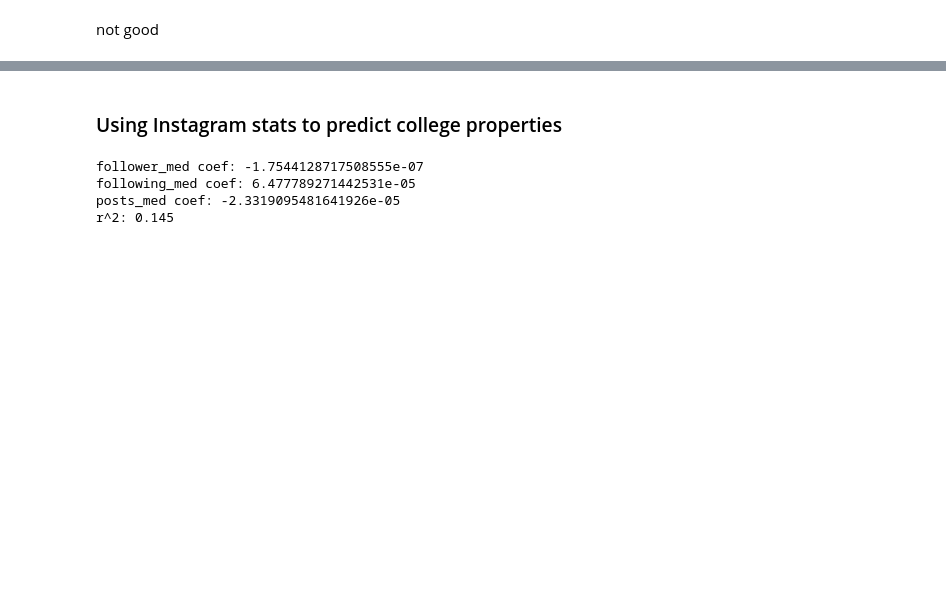
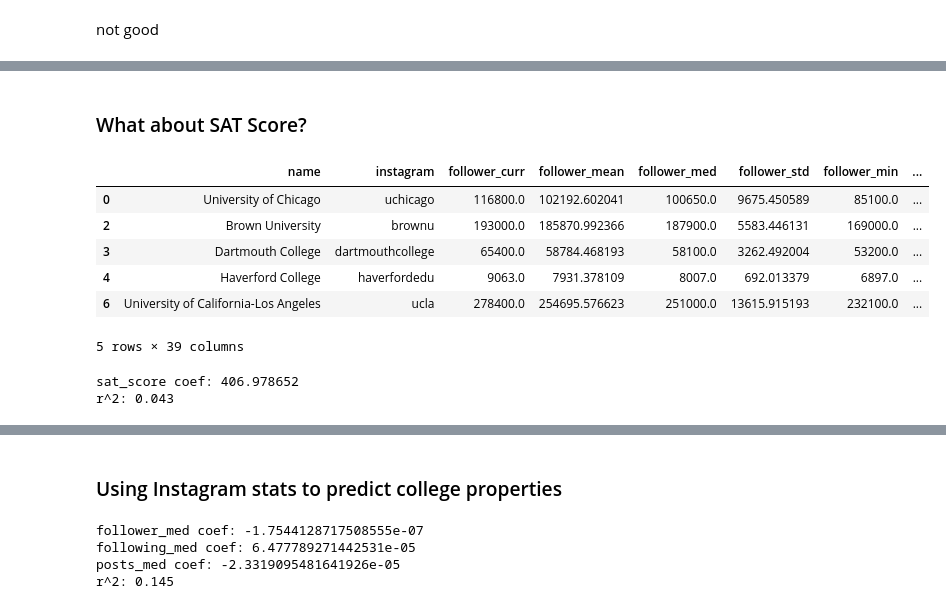
Before and after one commit to benjamin-shen/instagram-collegeuniversity-data, a Jupyter notebook: p4/phase4-linear.ipynb, the cells around one changed output, grey strips where cells are left out. Saved outputs shown, nothing was run; the diff lists cells and outputs as text; code cells hidden in the pictures; blank space fills up the shorter version.

```diff
--- a/p4/phase4-linear.ipynb
+++ b/p4/phase4-linear.ipynb
@@ -39,6 +41,9 @@ Index(['name', 'instagram', 'follower_curr', 'follower_mean', 'follower_med',
 # %%
 # Drop @ivyleague for these analyses
 instagram_details = instagram_details[instagram_details.instagram != "ivyleague"]
+
+# Log does give some better results
+instagram_details['log_follower_med'] = np.log(instagram_details['follower_med'])
 # %% [markdown]
 ## Multivariate regression on numerical data
 # %%
@@ -170,6 +199,10 @@ instagram_details['is_private'] = pd.get_dummies(instagram_details['ownership'])
 locale_type_map = {"rural": 1, "town": 2, "suburb": 3, "city": 4}
 instagram_details['locale_type_num'] = instagram_details['locale_type'].map(locale_type_map)
 
+# Map locale size as well (small city, large town, etc)
+locale_size_map = {"small": 1, "medium": 2, "large": 3}
+instagram_details['locale_size_num'] = instagram_details['locale_size'].map(locale_size_map)
+
 instagram_details.head()
 # %% [output]
 |  | name | instagram | follower_curr | follower_mean | follower_med | follower_std | follower_min | ... |
@@ -349,0 +396,20 @@ r^2: 0.312
+# %% [markdown]
+### What about SAT Score?
+# %%
+# Some universities are missing SAT data
+instagram_details_sat = instagram_details.dropna(subset=['sat_score'])
+filtered_instagram_details_sat = remove_outliers(instagram_details_sat)
+filtered_instagram_details_sat.head()
+# %% [output]
+|  | name | instagram | follower_curr | follower_mean | follower_med | follower_std | follower_min | ... |
+| 0 | University of Chicago | uchicago | 116800.0 | 102192.602041 | 100650.0 | 9675.450589 | 85100.0 | ... |
+| 2 | Brown University | brownu | 193000.0 | 185870.992366 | 187900.0 | 5583.446131 | 169000.0 | ... |
+| 3 | Dartmouth College | dartmouthcollege | 65400.0 | 58784.468193 | 58100.0 | 3262.492004 | 53200.0 | ... |
+| 4 | Haverford College | haverfordedu | 9063.0 | 7931.378109 | 8007.0 | 692.013379 | 6897.0 | ... |
+| 6 | University of California-Los Angeles | ucla | 278400.0 | 254695.576623 | 251000.0 | 13615.915193 | 232100.0 | ... |
+5 rows × 39 columns
+# %%
+reg_stats(instagram_details_sat, ['sat_score'], 'follower_med')
+# %% [output]
+sat_score coef: 406.978652
+r^2: 0.043
```
Also changed, not shown: parts of 43 cells of this notebook, 1 other file.
